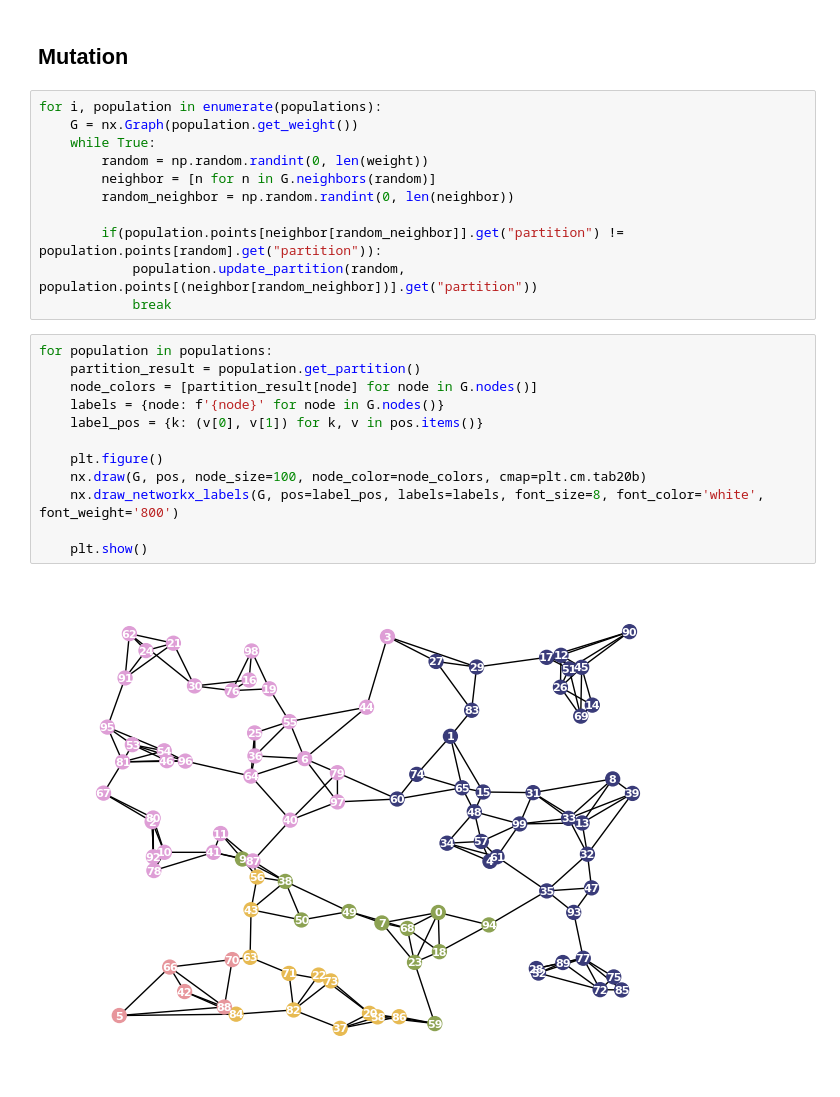
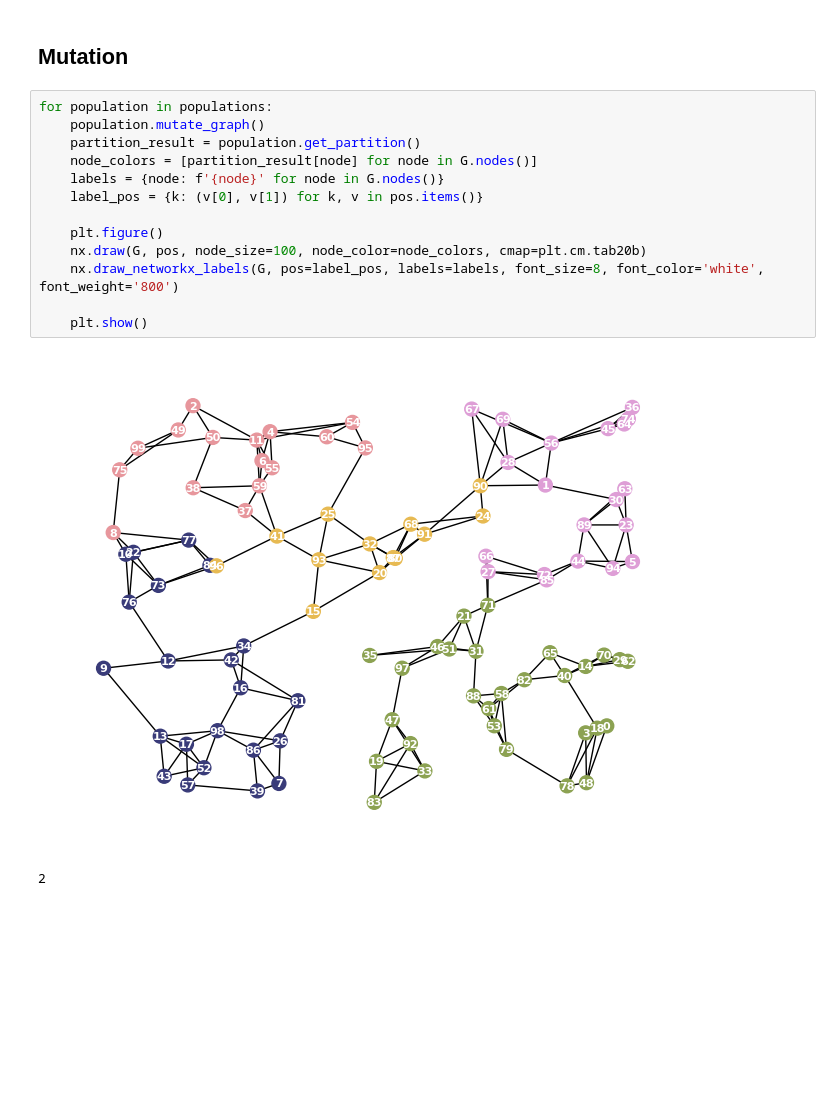
Before and after one commit to FelixFern/Graph-Partitioning-Optimization, a Jupyter notebook: Graph Partitioning.ipynb, the cells around one changed output. Saved outputs shown, nothing was run; the diff lists cells and outputs as text; blank space fills up the shorter version.

```diff
--- a/Graph Partitioning.ipynb
+++ b/Graph Partitioning.ipynb
@@ -335,27 +369,18 @@ Population-3
 # %% [markdown]
 ## Mutation
-# %%
-for i, population in enumerate(populations):
-    G = nx.Graph(population.get_weight())
-    while True:
-        random = np.random.randint(0, len(weight))
-        neighbor = [n for n in G.neighbors(random)]
-        random_neighbor = np.random.randint(0, len(neighbor))
-
-        if(population.points[neighbor[random_neighbor]].get("partition") != population.points[random].get("partition")):
-            population.update_partition(random, population.points[(neighbor[random_neighbor])].get("partition"))
-            break
 # %%
 for population in populations:
+    population.mutate_graph()
     partition_result = population.get_partition()
     node_colors = [partition_result[node] for node in G.nodes()]
     labels = {node: f'{node}' for node in G.nodes()}
     label_pos = {k: (v[0], v[1]) for k, v in pos.items()}
 
     plt.figure()
     nx.draw(G, pos, node_size=100, node_color=node_colors, cmap=plt.cm.tab20b)
     nx.draw_networkx_labels(G, pos=label_pos, labels=labels, font_size=8, font_color='white', font_weight='800')
 
     plt.show()
 # %% [output]
-[figure, old version]
+[figure, new version]
+2
```
Also changed, not shown: parts of 9 cells of this notebook, 1 other file.
